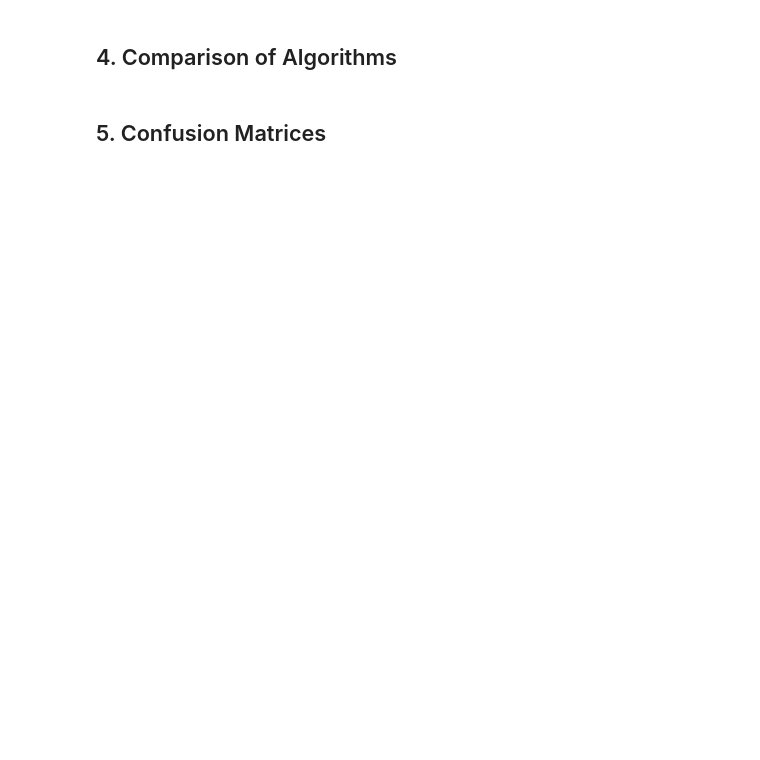
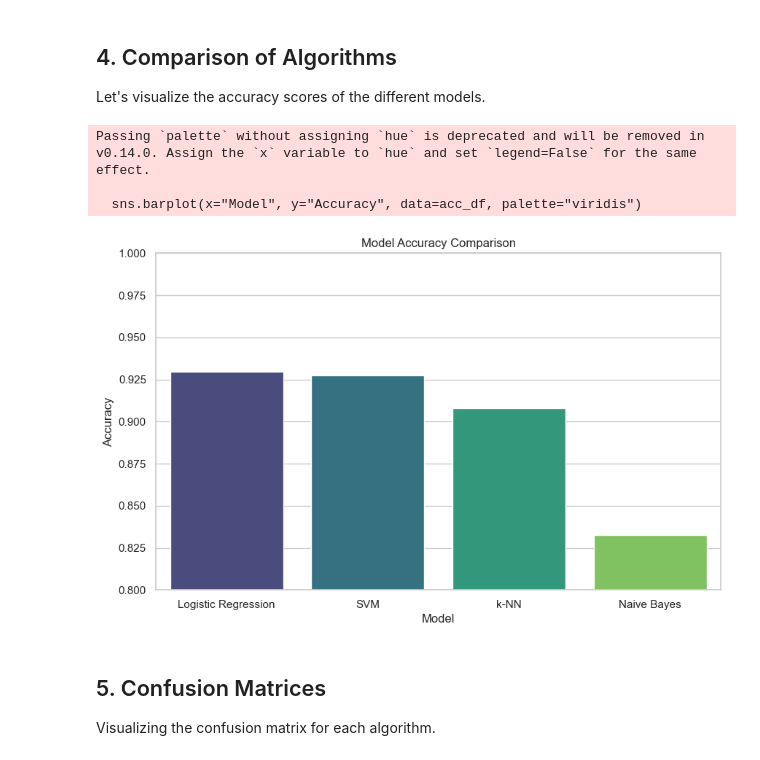
Before and after one commit to swivelit/ai-intern-training, a Jupyter notebook: Shanmuga/Email_Span_Classifier/spam_classifier.ipynb, the cells around one changed output. Drawn from its saved outputs; the diff is of its cells as text; code cells hidden in the pictures; blank space fills up the shorter version.

```diff
--- a/Shanmuga/Email_Span_Classifier/spam_classifier.ipynb
+++ b/Shanmuga/Email_Span_Classifier/spam_classifier.ipynb
@@ -67,18 +102,25 @@ for name, model in models.items():
 # %% [markdown]
 ## 4. Comparison of Algorithms
+Let's visualize the accuracy scores of the different models.
 # %%
 acc_df = pd.DataFrame({
     "Model": results.keys(),
     "Accuracy": [r["accuracy"] for r in results.values()]
 })
 
 plt.figure(figsize=(10, 6))
-sns.barplot(x="Model", y="Accuracy", data=acc_df, hue="Model", palette="viridis", legend=False)
+sns.barplot(x="Model", y="Accuracy", data=acc_df, palette="viridis")
 plt.ylim(0.8, 1.0)
 plt.title("Model Accuracy Comparison")
 plt.show()
+# %% [output]
+Passing `palette` without assigning `hue` is deprecated and will be removed in v0.14.0. Assign the `x` variable to `hue` and set `legend=False` for the same effect.
+
+  sns.barplot(x="Model", y="Accuracy", data=acc_df, palette="viridis")
+[figure, added]
 # %% [markdown]
 ## 5. Confusion Matrices
+Visualizing the confusion matrix for each algorithm.
 # %%
 fig, axes = plt.subplots(2, 2, figsize=(15, 12))
 axes = axes.ravel()
```
Also changed, not shown: parts of 16 cells of this notebook, 3 other files.
